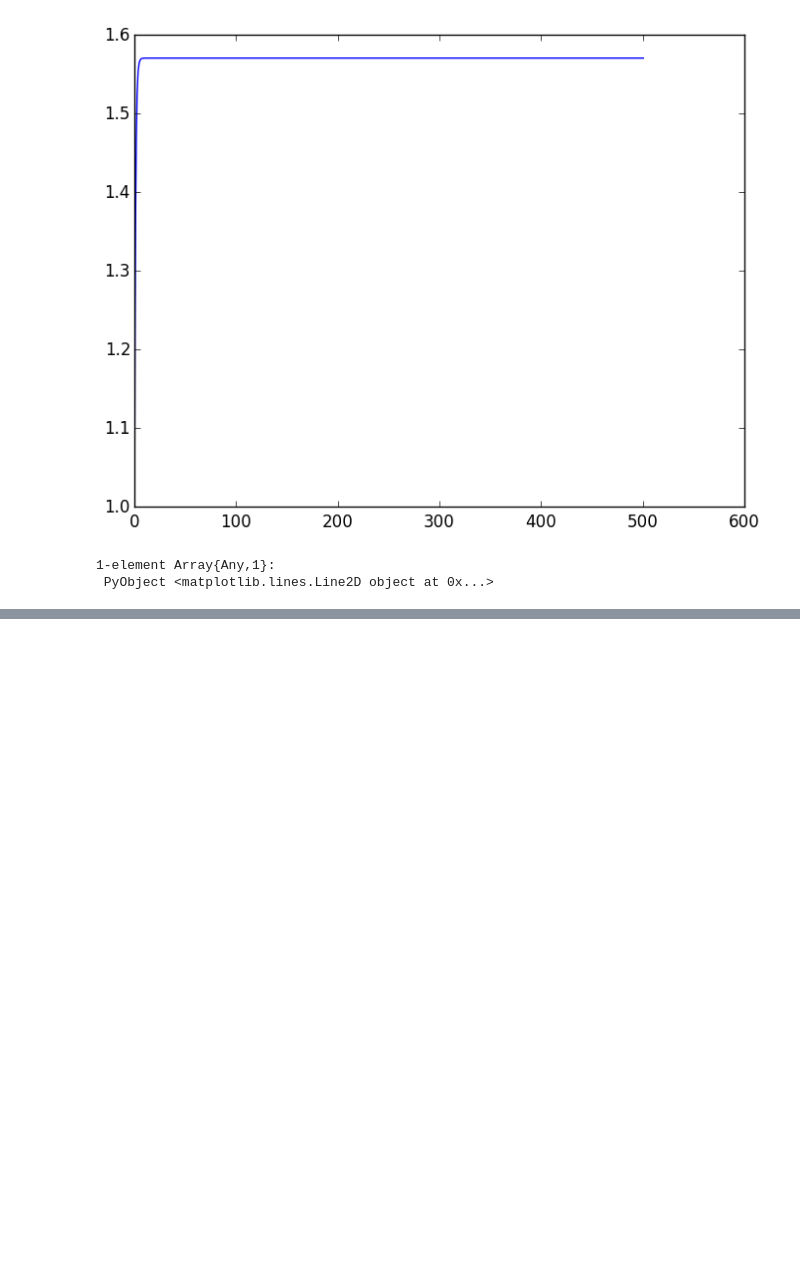
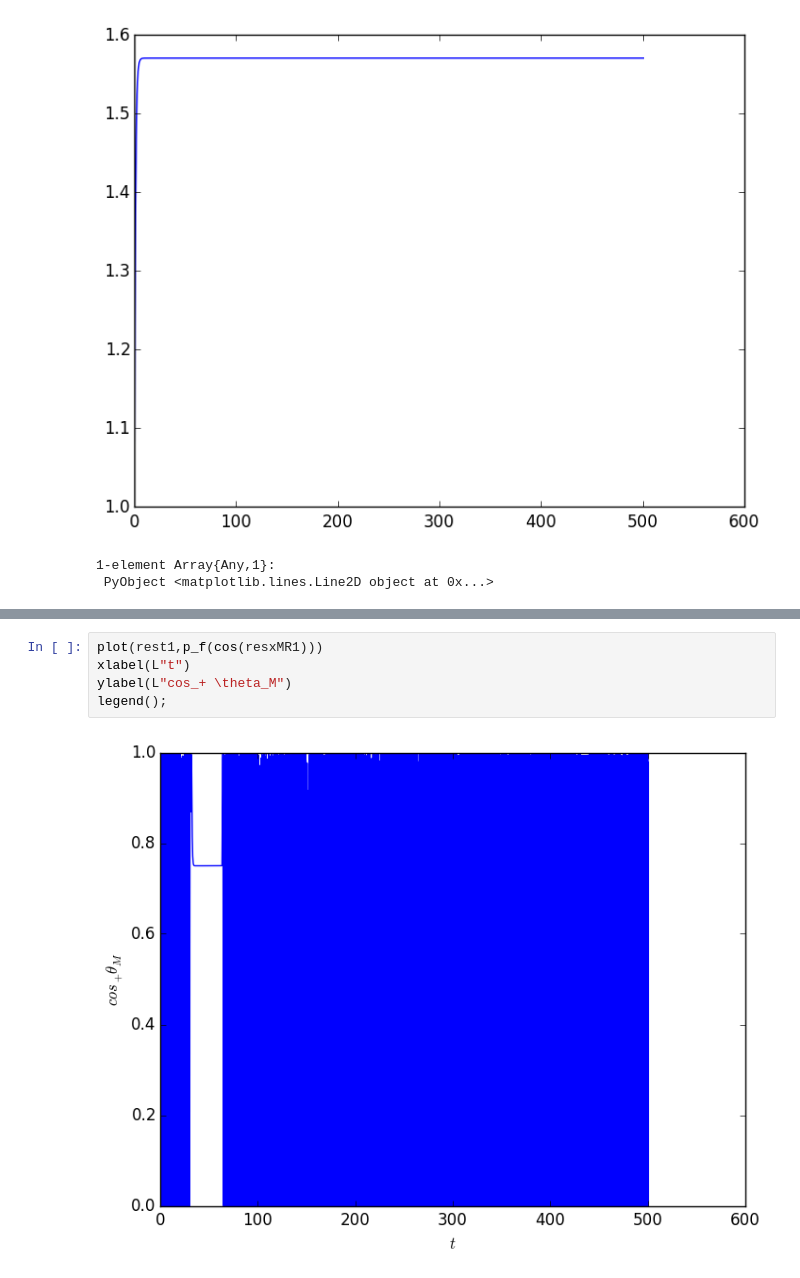
Before and after one commit to Oscarhg42/Neural-Systems, a Jupyter notebook: prueba.ipynb, the cells around one changed output, grey strips where cells are left out. Saved outputs shown, nothing was run; the diff lists cells and outputs as text; blank space fills up the shorter version.

```diff
--- a/prueba.ipynb
+++ b/prueba.ipynb
@@ -148,0 +248,7 @@ plot(rest,resxin)
+# %%
+plot(rest1,p_f(cos(resxMR1)))
+xlabel(L"t")
+ylabel(L"cos_+ \theta_M")
+legend();
+# %% [output]
+[figure, added]
```
Also changed, not shown: parts of 15 cells of this notebook.
